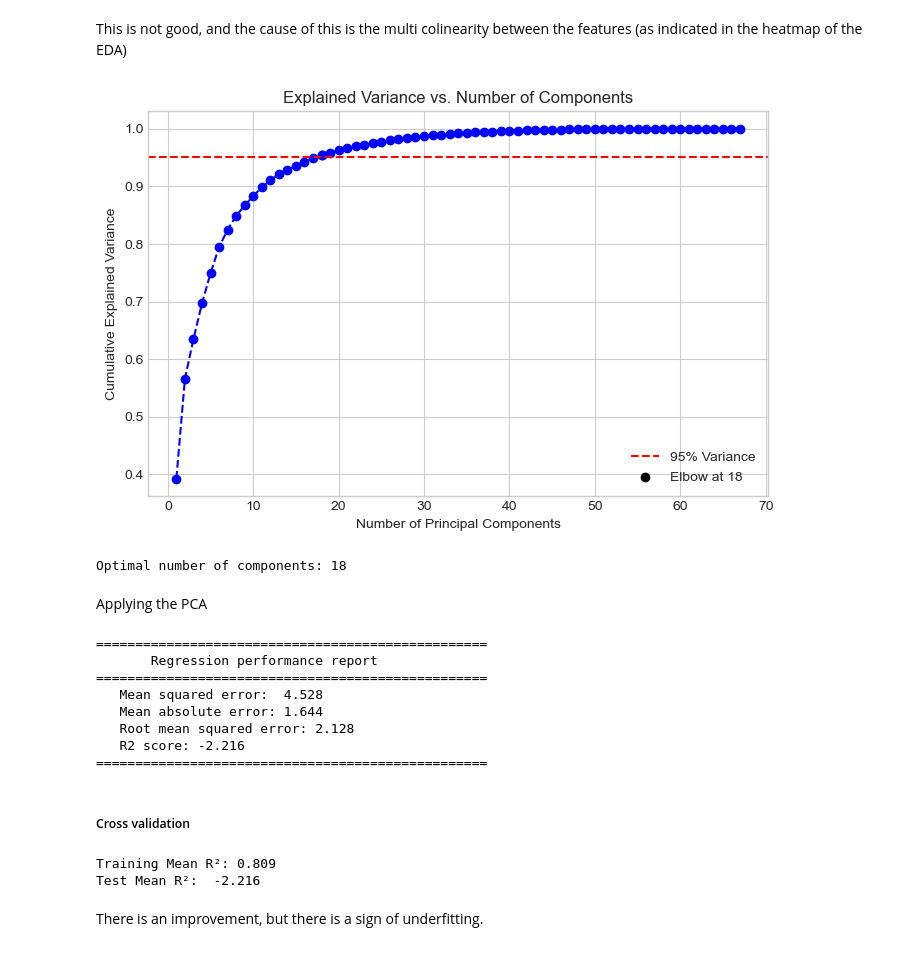
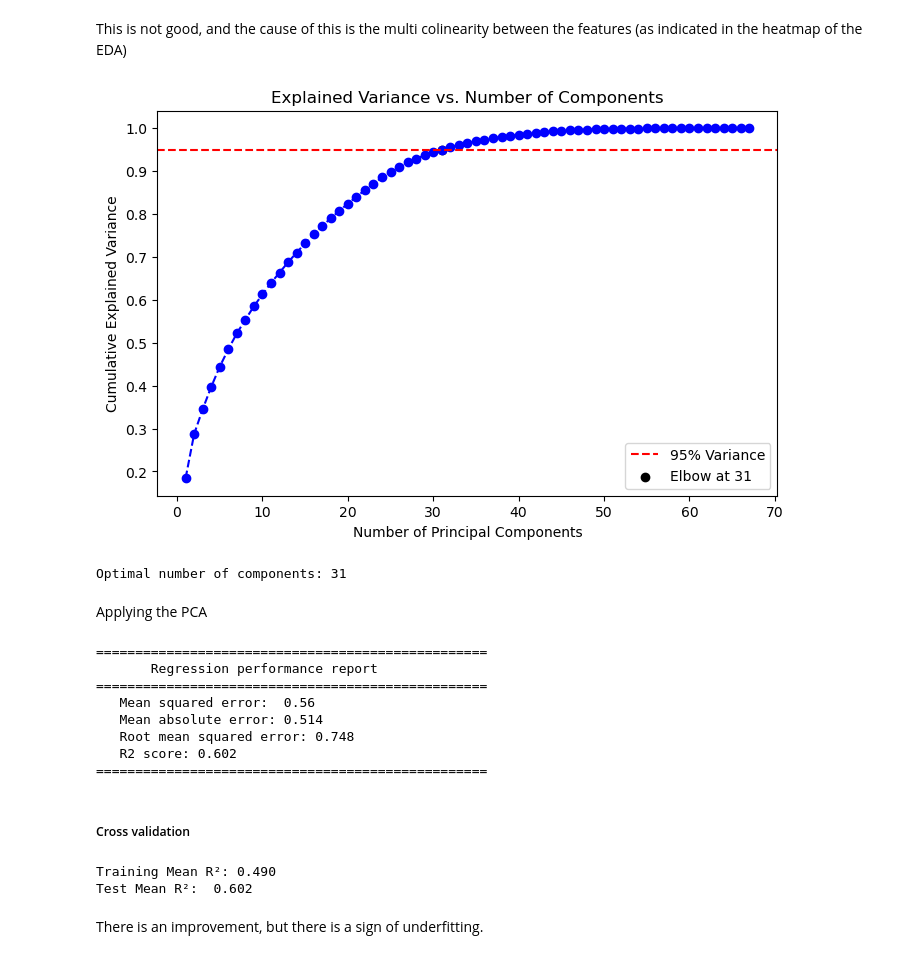
Before and after one commit to abid-sara/Automobile, a Jupyter notebook: notebooks/automobile.ipynb, the cells around one changed output. Cells and saved outputs as stored; diff of their text form; code cells hidden in the pictures.

```diff
--- a/notebooks/automobile.ipynb
+++ b/notebooks/automobile.ipynb
@@ -866,2 +893,8 @@ __________________________________________________________
+# %%
+X_train = pd.read_csv("x_train_not_standard.csv",index_col=0)
+y_train = pd.read_csv("y_train_not_standard.csv" ,index_col=0)
+
+X_test = pd.read_csv("x_test_not_standard.csv",index_col=0)
+y_test = pd.read_csv("y_test_not_standard.csv",index_col=0)
 # %% [markdown]
 #### Basic training
@@ -868,7 +903,15 @@ __________________________________________________________
+# %%
+scaler = StandardScaler()
+
+X_train_stand = scaler.fit_transform(X_train)
+X_test_stand = scaler.transform(X_test)
+
+y_train_stand = scaler.fit_transform(y_train.values.reshape(-1, 1))
+y_test_stand = scaler.transform(y_test.values.reshape(-1, 1))
 # %%
 linear_regressor = LinearRegression()
 
-linear_regressor.fit(X_train, y_train)
+linear_regressor.fit(X_train_stand, y_train_stand)
 # %% [output]
 LinearRegression()
 # %% [markdown]
@@ -934,30 +973,30 @@ plot_actual_predicted(y_test_original_scale, prediction1_non_scaled)
 This is not good, and the cause of this is the multi colinearity between the features (as indicated in the heatmap of the EDA)
 # %%
 pca = PCA()
-X_pca = pca.fit_transform(X_train)
+X_pca = pca.fit_transform(X_train_stand)
 explained_variance = np.cumsum(pca.explained_variance_ratio_)
 
 #visualisation
 
 plt.figure(figsize=(8, 5))
 plt.plot(range(1, len(explained_variance) + 1), explained_variance, marker='o', linestyle='--', color='b')
 plt.xlabel("Number of Principal Components")
 plt.ylabel("Cumulative Explained Variance")
 plt.title("Explained Variance vs. Number of Components")
 
 
 plt.axhline(y=0.95, color="r", linestyle="--", label="95% Variance")
 
 
 optimal_components = np.argmax(explained_variance >= 0.95) + 1
 plt.scatter(optimal_components, explained_variance[optimal_components - 1], color='black', label=f"Elbow at {optimal_components}")
 plt.legend()
 plt.show()
 
 print(f"Optimal number of components: {optimal_components}")
 # %% [output]
-[figure, old version]
+[figure, new version]
-Optimal number of components: 18
+Optimal number of components: 31
 # %% [markdown]
 Applying the PCA
 # %%
@@ -968,26 +1007,26 @@ X_test_pca = pca.fit_transform(X_test)
 # %%
-linear_regressor.fit(X_train_pca, y_train)
+linear_regressor.fit(X_train_pca, y_train_stand)
 predicted2 = linear_regressor.predict(X_test_pca)
 
-regression_report(predicted2, y_test)
+regression_report(predicted2, y_test_stand)
 # %% [output]
 ==================================================
        Regression performance report
 ==================================================
-   Mean squared error:  4.528
-   Mean absolute error: 1.644
-   Root mean squared error: 2.128
-   R2 score: -2.216
+   Mean squared error:  0.56
+   Mean absolute error: 0.514
+   Root mean squared error: 0.748
+   R2 score: 0.602
 ==================================================
 # %% [markdown]
 ##### Cross validation
 # %%
-scores = cross_validate(linear_regressor, X_train_pca, y_train, cv=5, scoring='r2')
+scores = cross_validate(linear_regressor, X_train_pca, y_train_stand, cv=5, scoring='r2')
 print(f"Training Mean R²: {scores['test_score'].mean():.3f}")
 
-print(f"Test Mean R²:  {r2_score(y_test, predicted2):.3f}")
+print(f"Test Mean R²:  {r2_score(y_test_stand, predicted2):.3f}")
 # %% [output]
-Training Mean R²: 0.809
-Test Mean R²:  -2.216
+Training Mean R²: 0.490
+Test Mean R²:  0.602
 # %% [markdown]
 There is an improvement, but there is a sign of underfitting.
```
Also changed, not shown: parts of 106 cells of this notebook, 1 other file.
